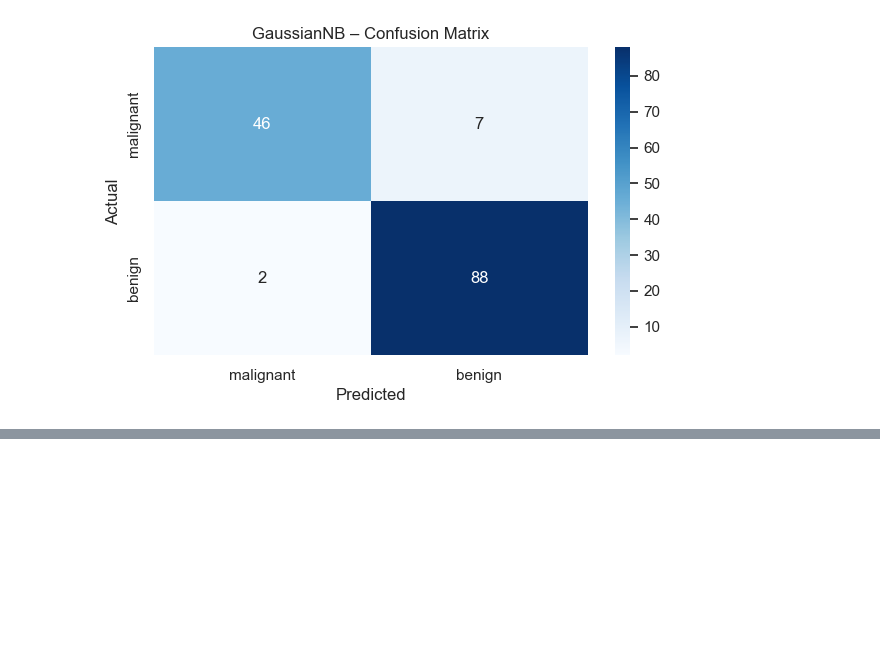
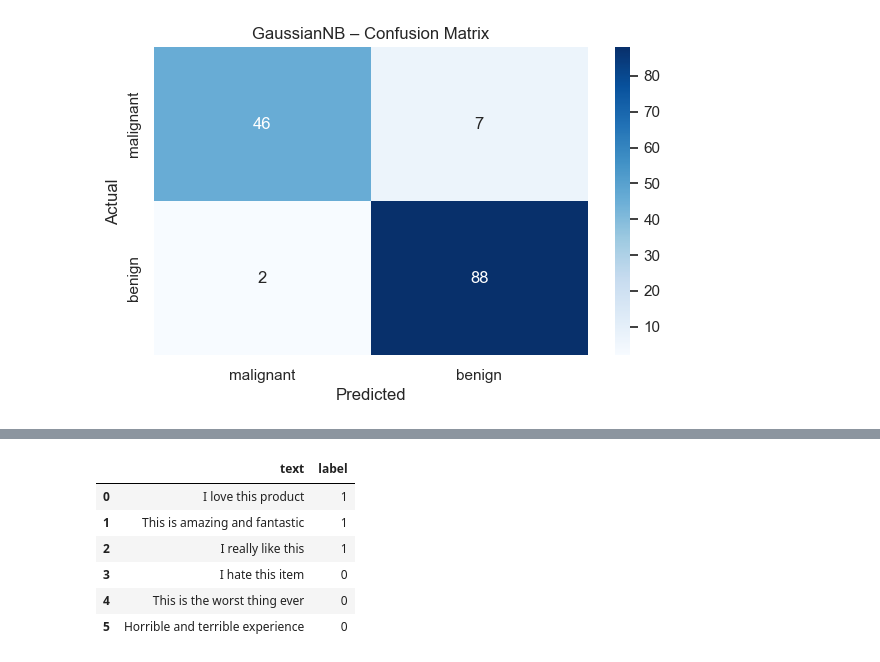
Before and after one commit to joyant-s-g-j/AI-ML-Practices, a Jupyter notebook: machine_learning/Module_16.ipynb, the cells around one changed output, grey strips where cells are left out. Drawn from its saved outputs; the diff is of its cells as text; code cells hidden in the pictures; blank space fills up the shorter version.

```diff
--- a/machine_learning/Module_16.ipynb
+++ b/machine_learning/Module_16.ipynb
@@ -111,0 +123,21 @@ Confusion matrix:
+# %%
+texts = [
+    'I love this product',
+    'This is amazing and fantastic',
+    'I really like this',
+    'I hate this item',
+    'This is the worst thing ever',
+    'Horrible and terrible experience',
+]
+labels = [1, 1, 1, 0, 0, 0]  # 1 = positive, 0 = negative
+
+toy_df = pd.DataFrame({'text': texts, 'label': labels})
+toy_df
+# %% [output]
+|  | text | label |
+| 0 | I love this product | 1 |
+| 1 | This is amazing and fantastic | 1 |
+| 2 | I really like this | 1 |
+| 3 | I hate this item | 0 |
+| 4 | This is the worst thing ever | 0 |
+| 5 | Horrible and terrible experience | 0 |
```
Also changed, not shown: parts of 2 cells of this notebook.
